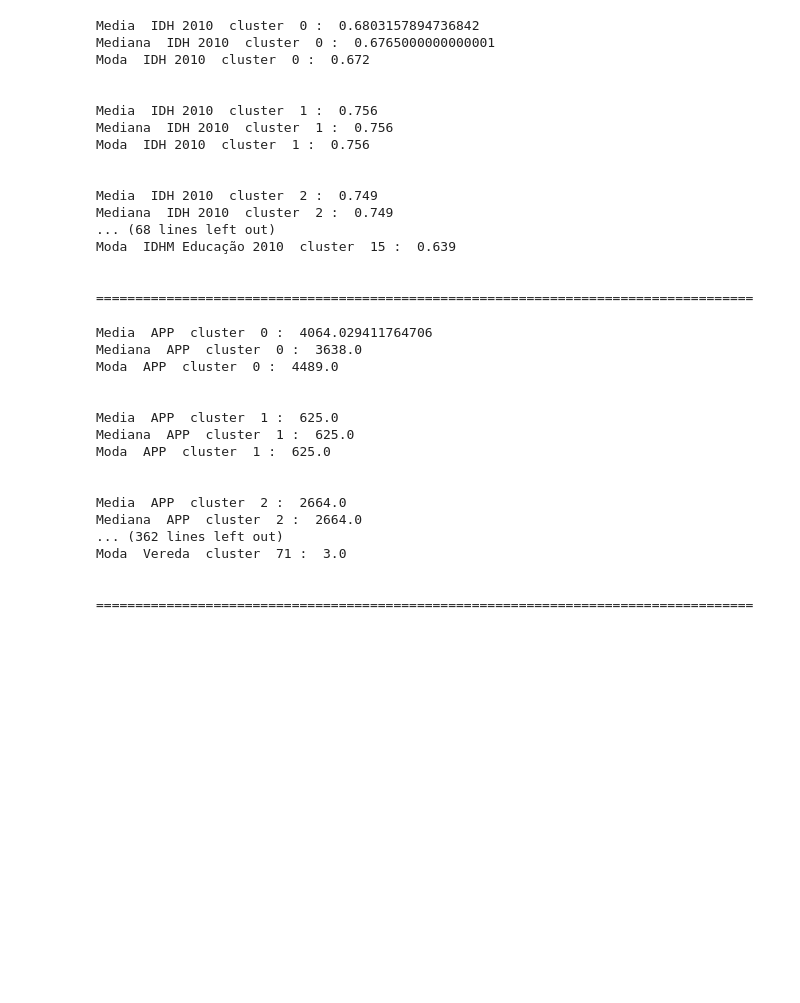
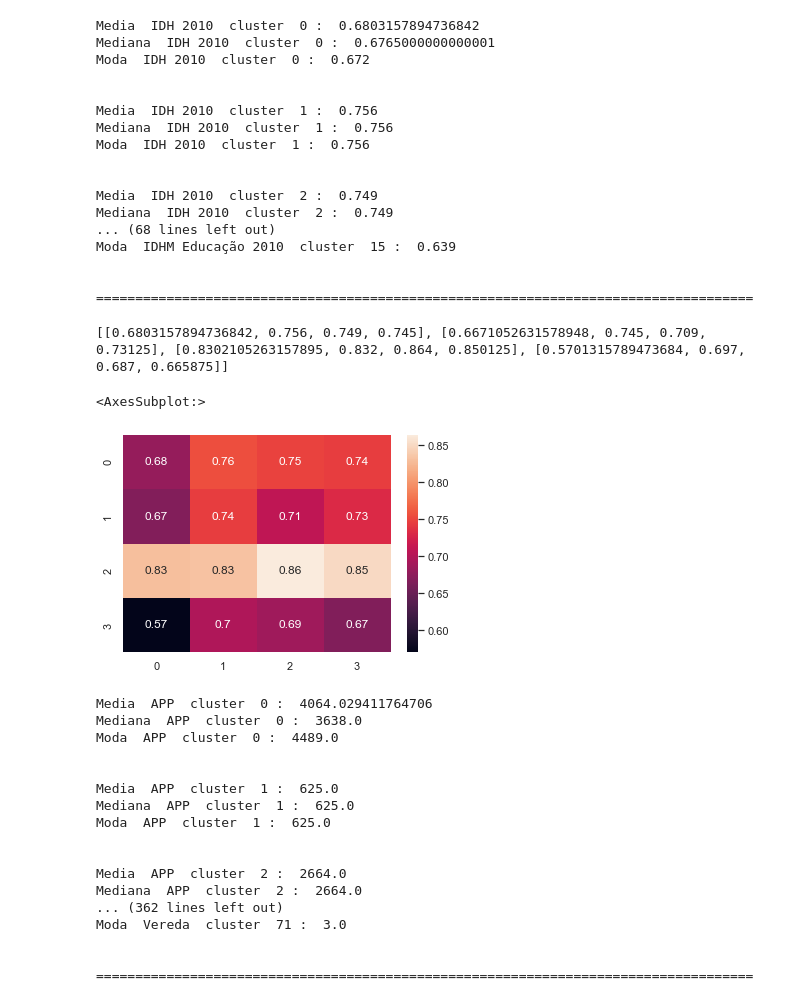
Before and after one commit to TavaresCarlos/TerrainIntelGIS, a Jupyter notebook: notebook/PIB municipios.ipynb, the cells around one changed output. Saved outputs shown, nothing was run; the diff lists cells and outputs as text; code cells hidden in the pictures; blank space fills up the shorter version.

```diff
--- a/notebook/PIB municipios.ipynb
+++ b/notebook/PIB municipios.ipynb
@@ -546,6 +546,11 @@ print(pcaTransformacao)
  [-1177310.99966267   -69925.05592415]
  [ -640020.85357794   124163.62065266]
  [ 3926064.45776337   399193.13661139]]
+# %%
+#Map coordenada : cidade
+cidades = {}
+
+for i in pcaTransformacao:
 # %%
 from sklearn.cluster import KMeans
 import numpy as np
@@ -725,8 +736,10 @@ cidades = [c0, c1, c2, c3]
 valores = []
 c = 0
 n = ["IDH 2010","IDHM Renda 2010","IDHM Longevidade 2010","IDHM Educação 2010"]
+media = []
 
 for nome in n:
+    m = []
     for cluster in cidades:
         #Para i em c0, c1, c2 e c3:
         for i in cluster:
@@ -737,11 +750,13 @@ for nome in n:
                 valores.append(float(j))
 
         print("Media ", nome, " cluster ", c, ": ", stats.mean(valores))
+        m.append(stats.mean(valores))
         print("Mediana ", nome, " cluster ", c, ": ", stats.median(valores))
         print("Moda ", nome, " cluster ", c, ": ", stats.mode(valores))
         print("\n")
         c = c + 1
         valores = []
+    media.append(m)
     print('====================================================================================')
 # %% [output]
 Media  IDH 2010  cluster  0 :  0.6803157894736842
@@ -761,6 +776,18 @@ Moda  IDHM Educação 2010  cluster  15 :  0.639
 
 
 ====================================================================================
+# %%
+import seaborn as sns
+print(media)
+'''
+y = número do cluster
+x = 0:IDH 2010, 1:IDHM Renda 2010 , 2:IDHM Longevidade 2010 , 3:IDHM Educação 2010
+'''
+sns.heatmap(media, annot=True)
+# %% [output]
+[[0.6803157894736842, 0.756, 0.749, 0.745], [0.6671052631578948, 0.745, 0.709, 0.73125], [0.8302105263157895, 0.832, 0.864, 0.850125], [0.5701315789473684, 0.697, 0.687, 0.665875]]
+<AxesSubplot:>
+[figure, added]
 # %%
 #Dataset CAR
 
```
Also changed, not shown: parts of 10 cells of this notebook, 2 other files.
